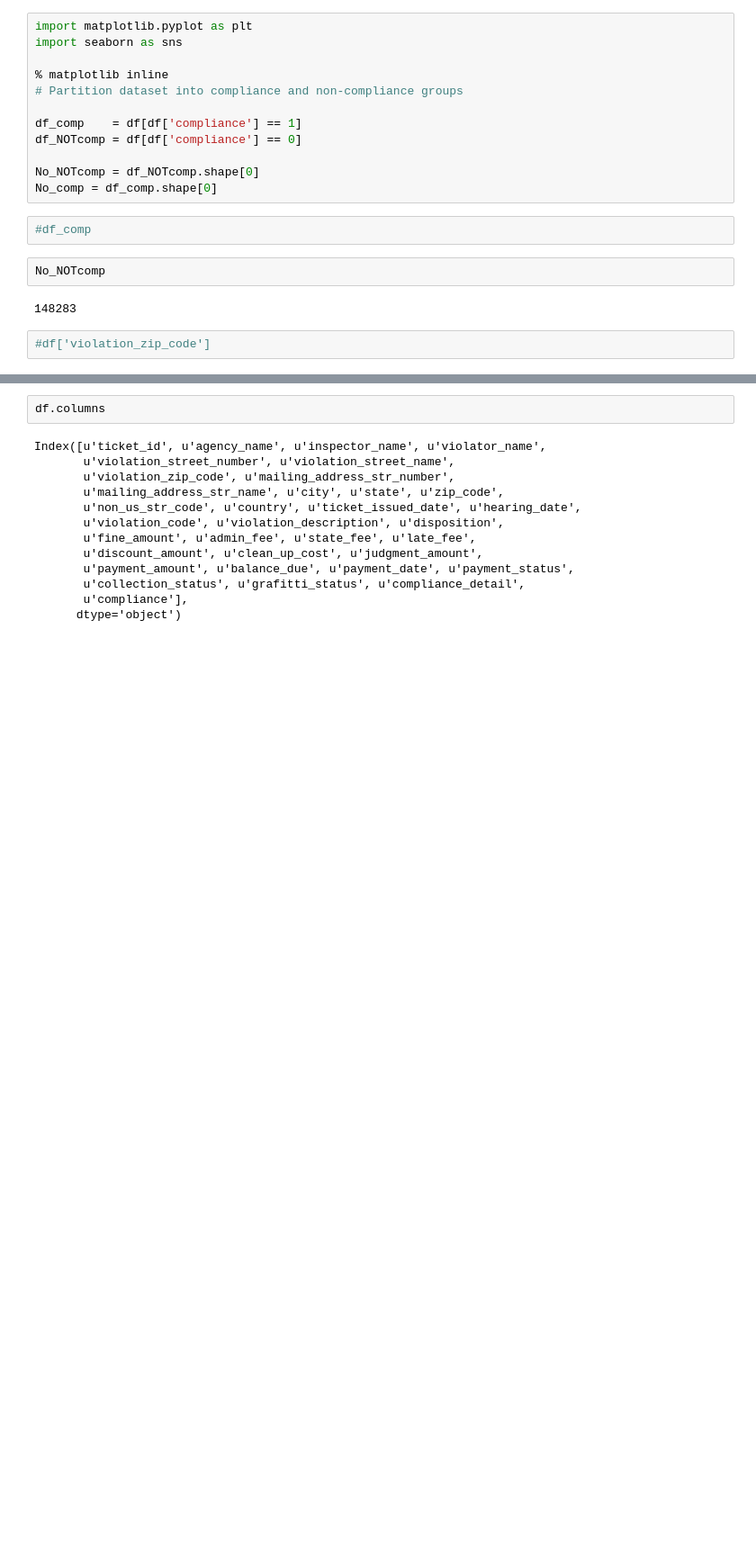
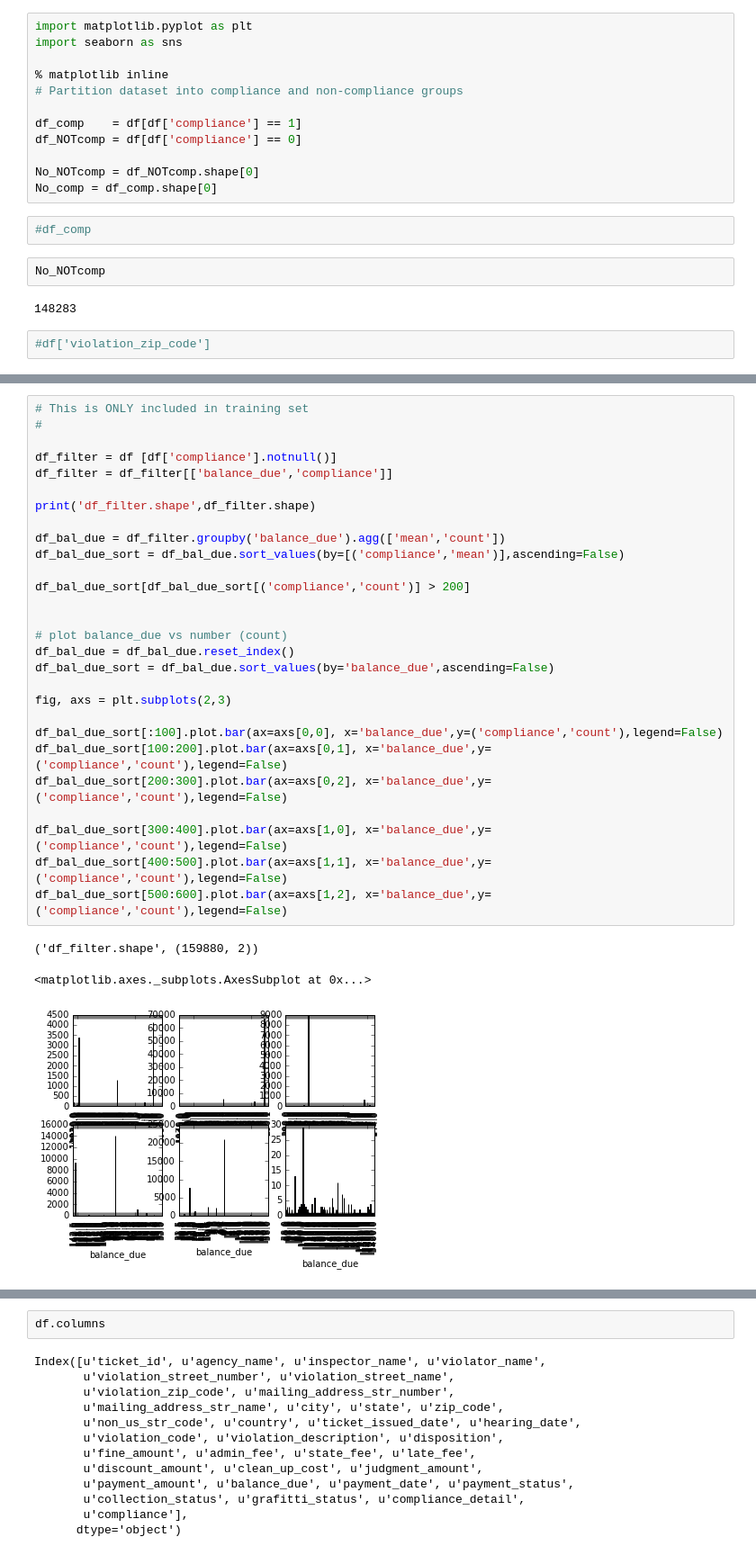
Before and after one commit to Jay-0520/Data_Science, a Jupyter notebook: predicting_property_maintenance_fines/predicting_property_maintenance_fines.ipynb, the cells around one changed output, grey strips where cells are left out. Shown at 90% size. Cells and saved outputs as stored; diff of their text form; blank space fills up the shorter version.

```diff
--- a/predicting_property_maintenance_fines/predicting_property_maintenance_fines.ipynb
+++ b/predicting_property_maintenance_fines/predicting_property_maintenance_fines.ipynb
@@ -116,0 +363,32 @@ df_inpsectors_sort[df_inpsectors_sort[('compliance','count')] > 50].head(5)
+# %%
+# This is ONLY included in training set
+#
+
+df_filter = df [df['compliance'].notnull()]
+df_filter = df_filter[['balance_due','compliance']]
+
+print('df_filter.shape',df_filter.shape)
+
+df_bal_due = df_filter.groupby('balance_due').agg(['mean','count'])
+df_bal_due_sort = df_bal_due.sort_values(by=[('compliance','mean')],ascending=False)
+
+df_bal_due_sort[df_bal_due_sort[('compliance','count')] > 200]
+
+
+# plot balance_due vs number (count)
+df_bal_due = df_bal_due.reset_index()
+df_bal_due_sort = df_bal_due.sort_values(by='balance_due',ascending=False)
+
+fig, axs = plt.subplots(2,3)
+
+df_bal_due_sort[:100].plot.bar(ax=axs[0,0], x='balance_due',y=('compliance','count'),legend=False)
+df_bal_due_sort[100:200].plot.bar(ax=axs[0,1], x='balance_due',y=('compliance','count'),legend=False)
+df_bal_due_sort[200:300].plot.bar(ax=axs[0,2], x='balance_due',y=('compliance','count'),legend=False)
+
+df_bal_due_sort[300:400].plot.bar(ax=axs[1,0], x='balance_due',y=('compliance','count'),legend=False)
+df_bal_due_sort[400:500].plot.bar(ax=axs[1,1], x='balance_due',y=('compliance','count'),legend=False)
+df_bal_due_sort[500:600].plot.bar(ax=axs[1,2], x='balance_due',y=('compliance','count'),legend=False)
+# %% [output]
+('df_filter.shape', (159880, 2))
+<matplotlib.axes._subplots.AxesSubplot at 0x...>
+[figure, added]
```
Also changed, not shown: parts of 57 cells of this notebook.
